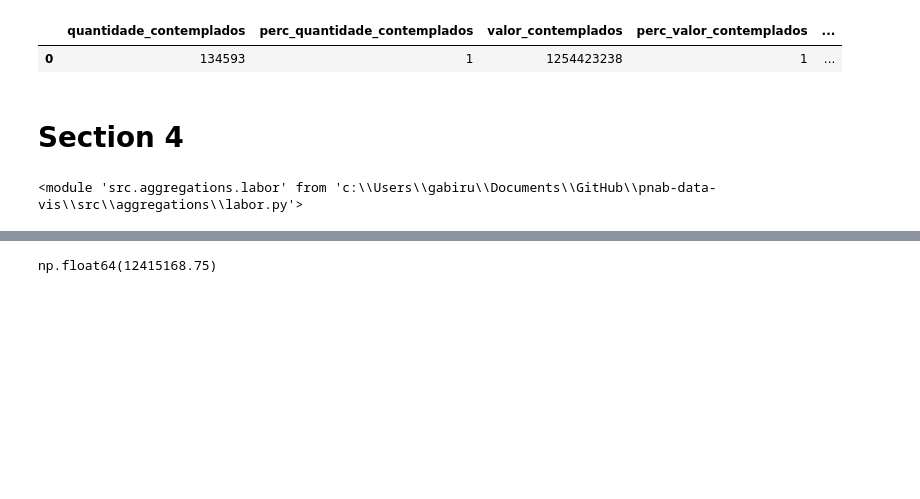
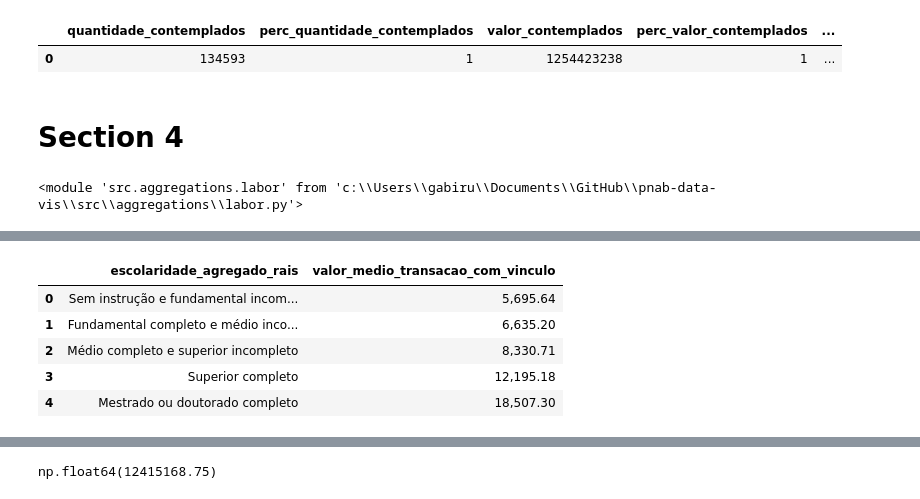
Before and after one commit to SGE-Subsecretaria-de-Gestao-Estrategica/pnab-data-vis, a Jupyter notebook: src/notebooks/gabriel_create_csv.ipynb, the cells around one changed output, grey strips where cells are left out. Cells and saved outputs as stored; diff of their text form; code cells hidden in the pictures; blank space fills up the shorter version.

```diff
--- a/src/notebooks/gabriel_create_csv.ipynb
+++ b/src/notebooks/gabriel_create_csv.ipynb
@@ -337,0 +340,13 @@ df_not_in_mercado_by_raca_cor
+# %%
+# resumo_escolaridade_com_vinculo_rais.csv
+df_escolaridade = labor.resumo_escolaridade_com_vinculo_rais(df_cubo=df_cubo)
+df_escolaridade.to_csv(settings.DATA_PATH_SECTION4 / 'resumo_escolaridade_com_vinculo_rais.csv')
+# %%
+df_escolaridade[['escolaridade_agregado_rais', 'valor_medio_transacao_com_vinculo']]
+# %% [output]
+|  | escolaridade_agregado_rais | valor_medio_transacao_com_vinculo |
+| 0 | Sem instrução e fundamental incom... | 5,695.64 |
+| 1 | Fundamental completo e médio inco... | 6,635.20 |
+| 2 | Médio completo e superior incompleto | 8,330.71 |
+| 3 | Superior completo | 12,195.18 |
+| 4 | Mestrado ou doutorado completo | 18,507.30 |
```
Also changed, not shown: parts of 15 cells of this notebook, 2 other files.
